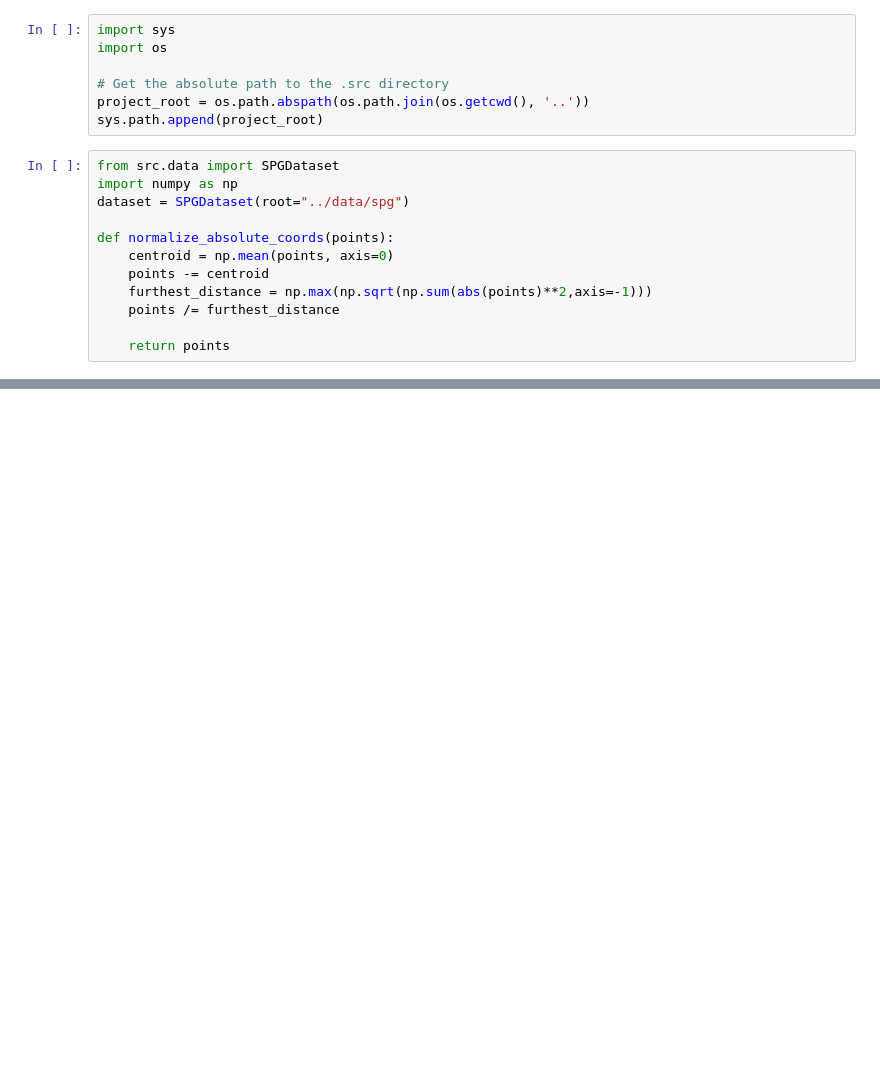
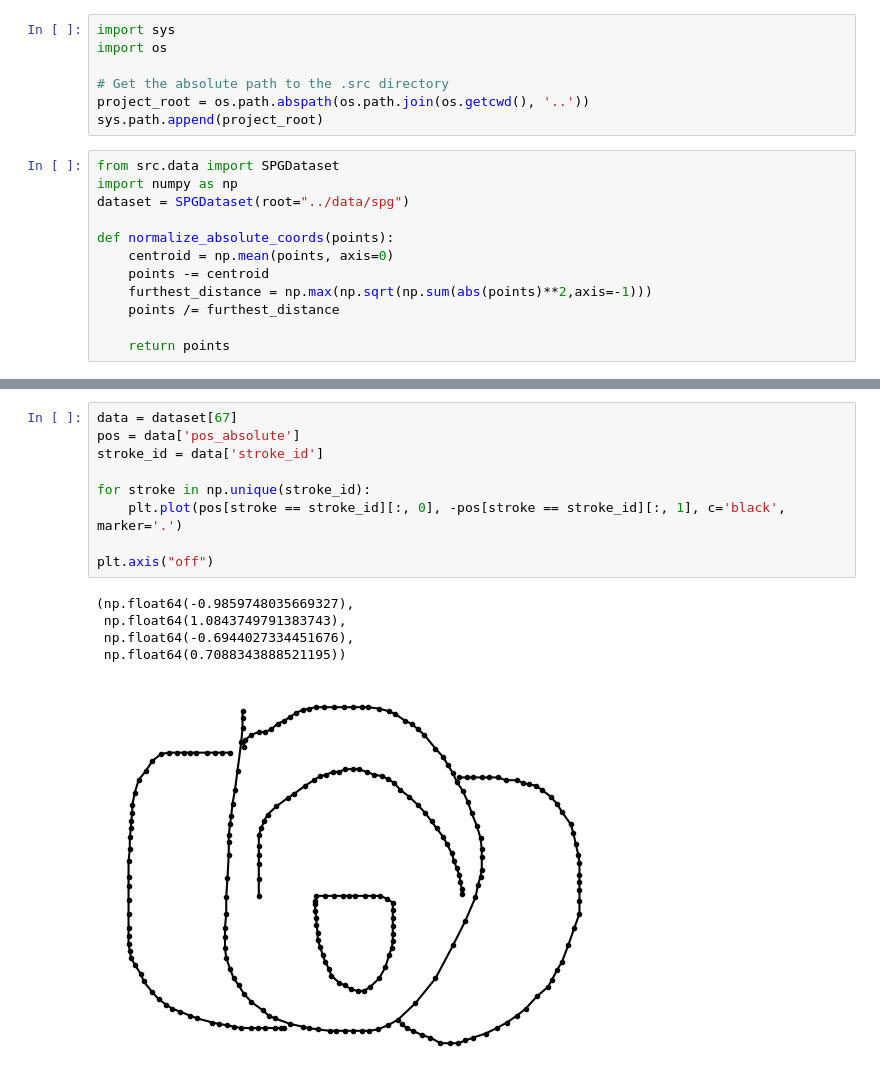
Before and after one commit to MarceloMoraesJr/Sketch-Temporality, a Jupyter notebook: notebooks/test.ipynb, the cells around one changed output, grey strips where cells are left out. Cells and saved outputs as stored; diff of their text form; blank space fills up the shorter version.

```diff
--- a/notebooks/test.ipynb
+++ b/notebooks/test.ipynb
@@ -35,0 +56,15 @@ for label in np.unique(labels):
+# %%
+data = dataset[67]
+pos = data['pos_absolute']
+stroke_id = data['stroke_id']
+
+for stroke in np.unique(stroke_id):
+    plt.plot(pos[stroke == stroke_id][:, 0], -pos[stroke == stroke_id][:, 1], c='black', marker='.')
+
+plt.axis("off")
+# %% [output]
+(np.float64(-0.9859748035669327),
+ np.float64(1.0843749791383743),
+ np.float64(-0.6944027334451676),
+ np.float64(0.7088343888521195))
+[figure, added]
```
Also changed, not shown: parts of 4 cells of this notebook, 13 other files.
